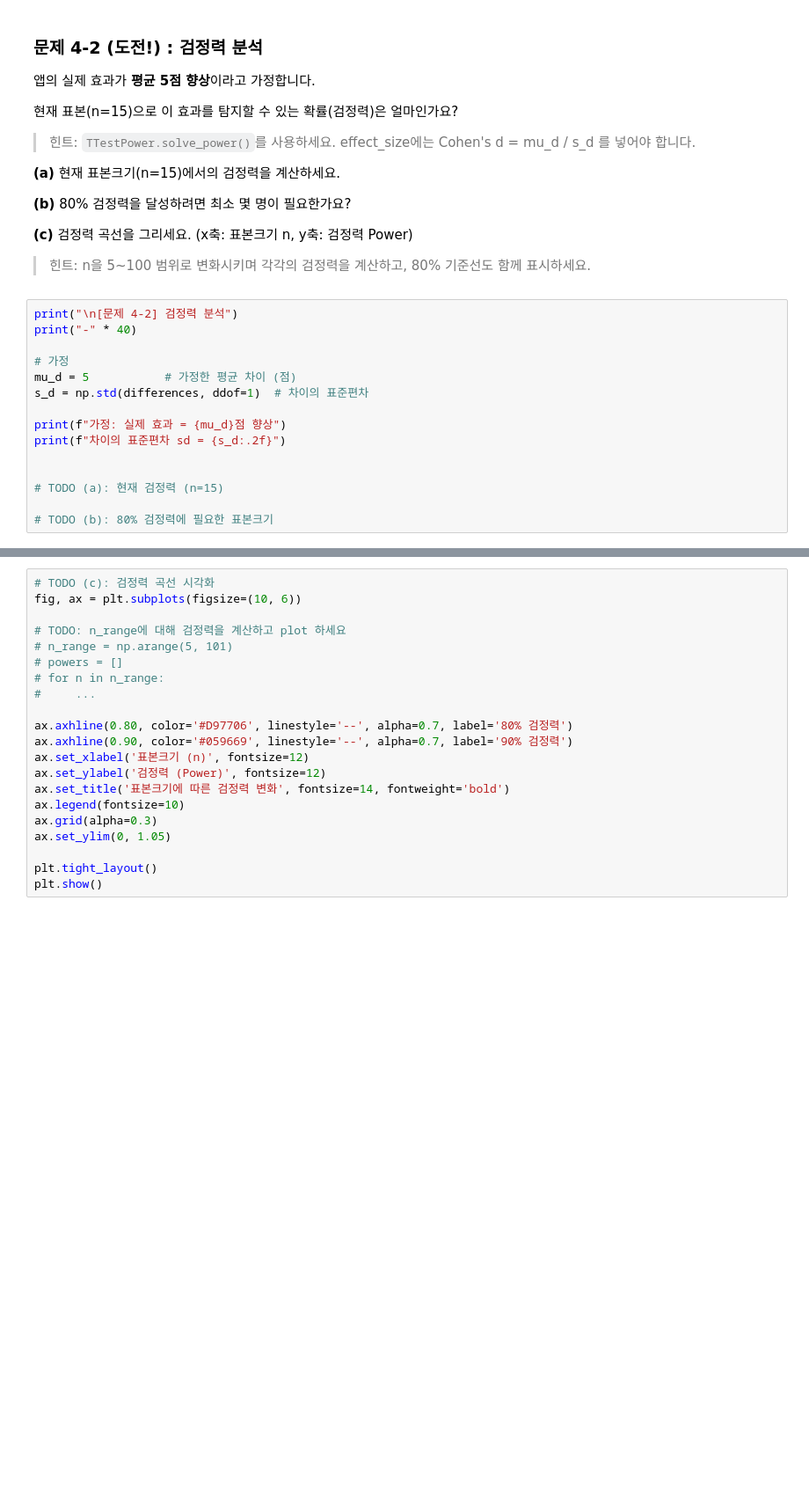
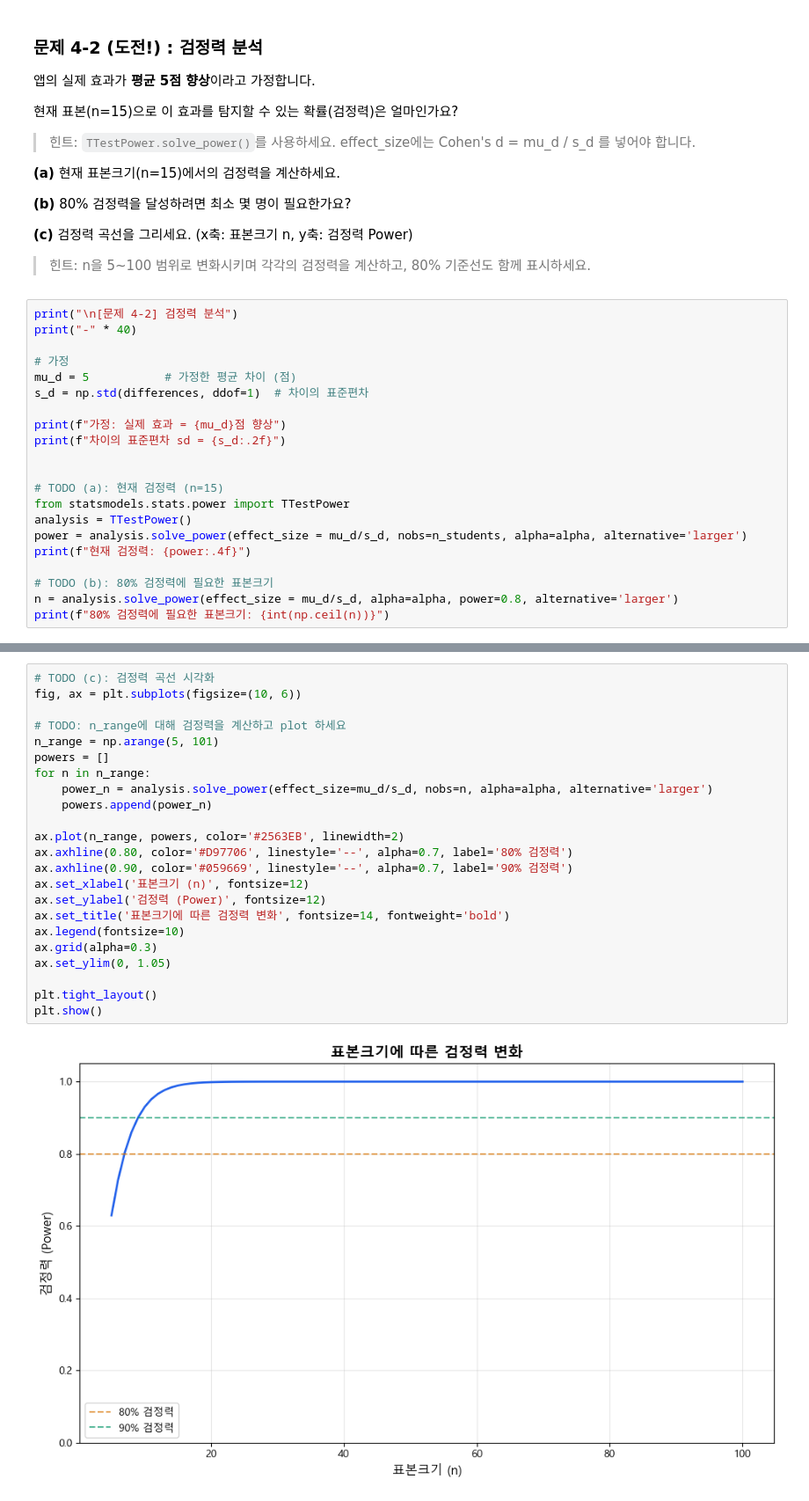
Before and after one commit to sparta-data11-statistics-practice/practice-01-descriptive-statistics-Kim-min-soo, a Jupyter notebook: practice_03_assignment_mine.ipynb, the cells around one changed output, grey strips where cells are left out. Shown at 88% size. Drawn from its saved outputs; the diff is of its cells as text; blank space fills up the shorter version.

```diff
--- a/practice_03_assignment_mine.ipynb
+++ b/practice_03_assignment_mine.ipynb
@@ -676,5 +706,11 @@ print(f"차이의 표준편차 sd = {s_d:.2f}")
 
 
 # TODO (a): 현재 검정력 (n=15)
+from statsmodels.stats.power import TTestPower
+analysis = TTestPower()
+power = analysis.solve_power(effect_size = mu_d/s_d, nobs=n_students, alpha=alpha, alternative='larger')
+print(f"현재 검정력: {power:.4f}")
 
 # TODO (b): 80% 검정력에 필요한 표본크기
+n = analysis.solve_power(effect_size = mu_d/s_d, alpha=alpha, power=0.8, alternative='larger')
+print(f"80% 검정력에 필요한 표본크기: {int(np.ceil(n))}")
@@ -681,21 +724,25 @@ print(f"차이의 표준편차 sd = {s_d:.2f}")
 # %%
 # TODO (c): 검정력 곡선 시각화
 fig, ax = plt.subplots(figsize=(10, 6))
 
 # TODO: n_range에 대해 검정력을 계산하고 plot 하세요
-# n_range = np.arange(5, 101)
-# powers = []
-# for n in n_range:
-#     ...
+n_range = np.arange(5, 101)
+powers = []
+for n in n_range:
+    power_n = analysis.solve_power(effect_size=mu_d/s_d, nobs=n, alpha=alpha, alternative='larger')
+    powers.append(power_n)
 
+ax.plot(n_range, powers, color='#2563EB', linewidth=2)
 ax.axhline(0.80, color='#D97706', linestyle='--', alpha=0.7, label='80% 검정력')
 ax.axhline(0.90, color='#059669', linestyle='--', alpha=0.7, label='90% 검정력')
 ax.set_xlabel('표본크기 (n)', fontsize=12)
 ax.set_ylabel('검정력 (Power)', fontsize=12)
 ax.set_title('표본크기에 따른 검정력 변화', fontsize=14, fontweight='bold')
 ax.legend(fontsize=10)
 ax.grid(alpha=0.3)
 ax.set_ylim(0, 1.05)
 
 plt.tight_layout()
 plt.show()
+# %% [output]
+[figure, added]
```
Also changed, not shown: parts of 12 cells of this notebook, 4 other files.
